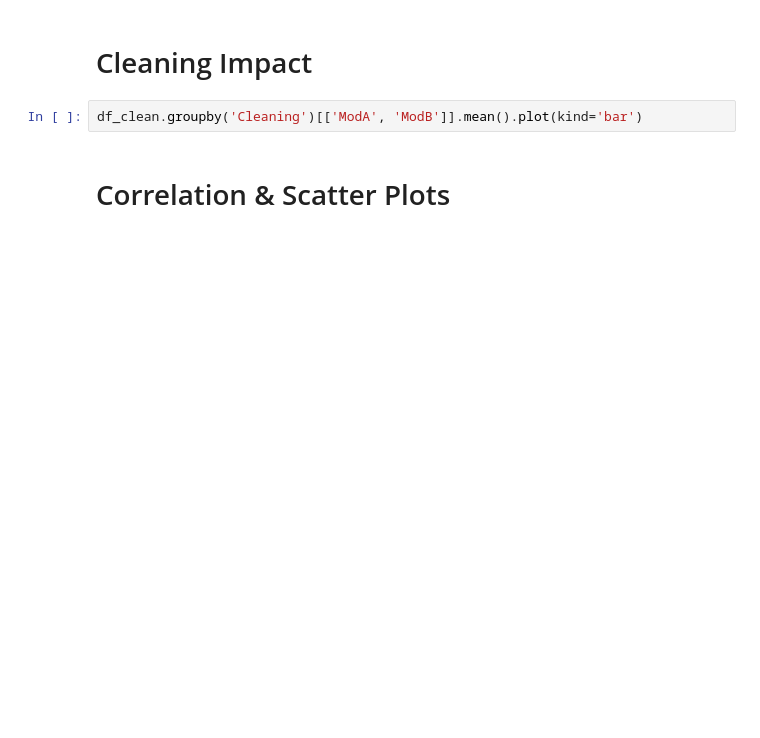
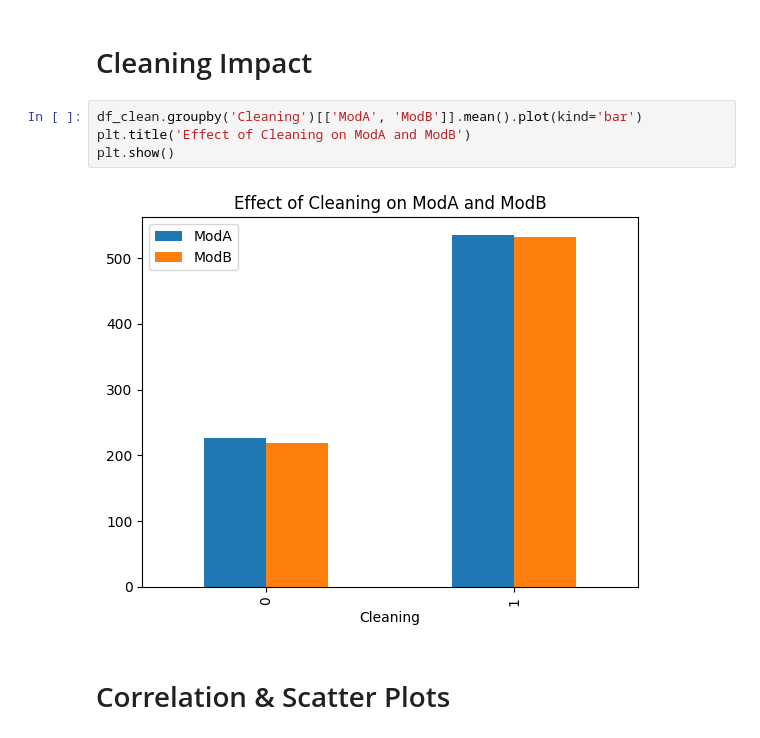
Before and after one commit to SamrawitMM/solar-radiation-data-insights, a Jupyter notebook: notebooks/eda-togo.ipynb, the cells around one changed output. Cells and saved outputs as stored; diff of their text form; blank space fills up the shorter version.

```diff
--- a/notebooks/eda-togo.ipynb
+++ b/notebooks/eda-togo.ipynb
@@ -128,6 +163,10 @@ df_clean.set_index('Timestamp')[['GHI', 'DNI', 'DHI', 'Tamb']].plot(figsize=(12,
 # Cleaning Impact
 # %%
 df_clean.groupby('Cleaning')[['ModA', 'ModB']].mean().plot(kind='bar')
+plt.title('Effect of Cleaning on ModA and ModB')
+plt.show()
+# %% [output]
+[figure, added]
 # %% [markdown]
 # Correlation & Scatter Plots
 # %%
```
Also changed, not shown: parts of 7 cells of this notebook.
